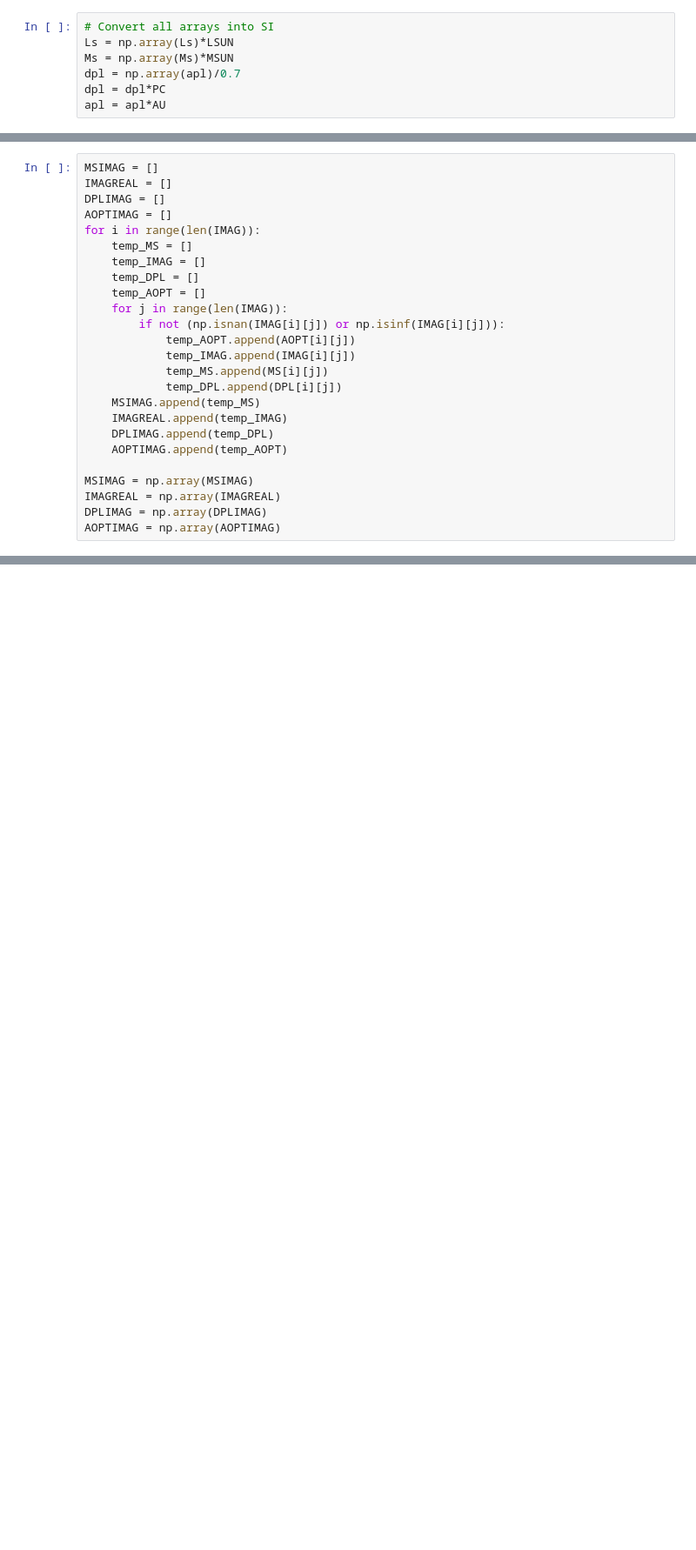
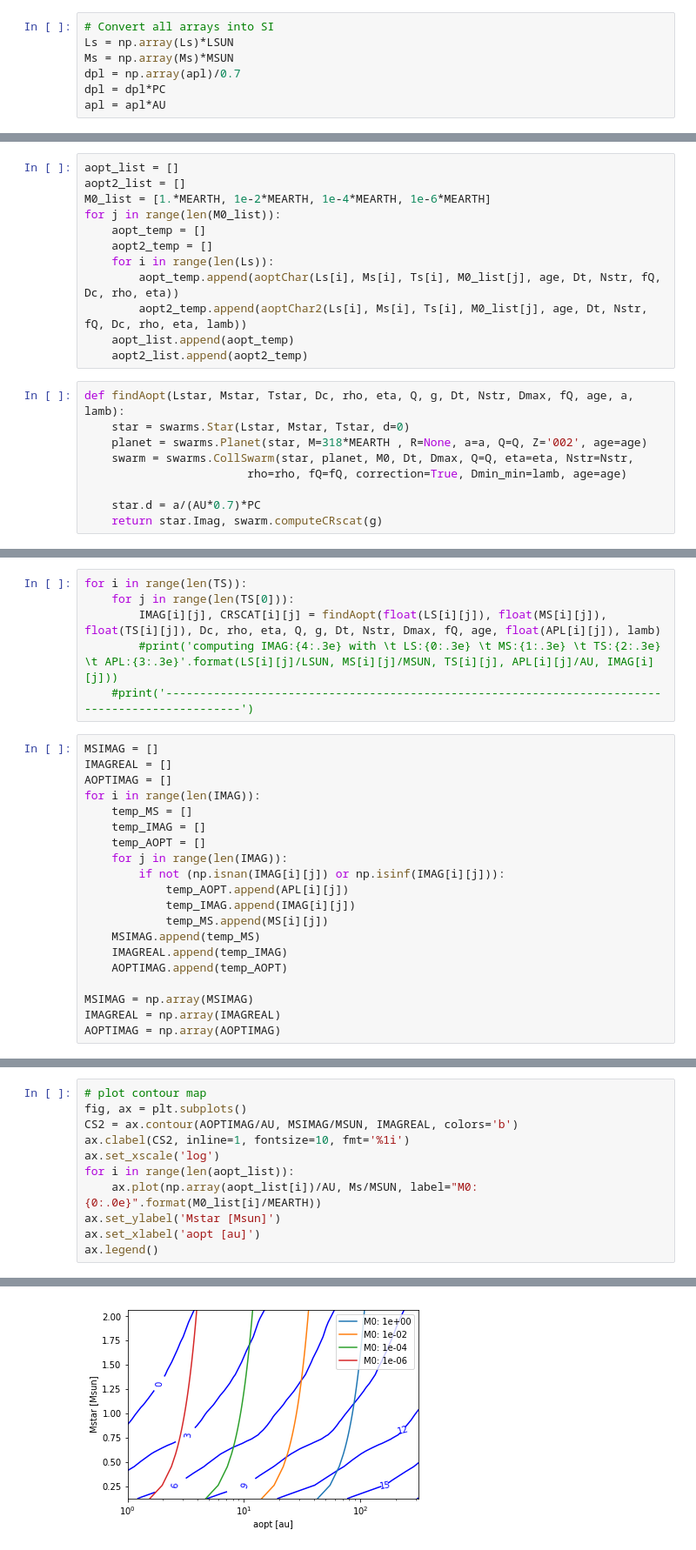
Before and after one commit to LoicNassif/CE-Irregular-Satellites, a Jupyter notebook: jupyter_examples/2DOpt.ipynb, the cells around one changed output, grey strips where cells are left out. Shown at 87% size. Drawn from its saved outputs; the diff is of its cells as text; blank space fills up the shorter version.

```diff
--- a/jupyter_examples/2DOpt.ipynb
+++ b/jupyter_examples/2DOpt.ipynb
@@ -107,0 +80,21 @@ AOPT = aoptChar(LS, MS, TS, M0, age, DPL, APL)
+# %%
+aopt_list = []
+aopt2_list = []
+M0_list = [1.*MEARTH, 1e-2*MEARTH, 1e-4*MEARTH, 1e-6*MEARTH]
+for j in range(len(M0_list)):
+    aopt_temp = []
+    aopt2_temp = []
+    for i in range(len(Ls)):
+        aopt_temp.append(aoptChar(Ls[i], Ms[i], Ts[i], M0_list[j], age, Dt, Nstr, fQ, Dc, rho, eta))
+        aopt2_temp.append(aoptChar2(Ls[i], Ms[i], Ts[i], M0_list[j], age, Dt, Nstr, fQ, Dc, rho, eta, lamb))
+    aopt_list.append(aopt_temp)
+    aopt2_list.append(aopt2_temp)
+# %%
+def findAopt(Lstar, Mstar, Tstar, Dc, rho, eta, Q, g, Dt, Nstr, Dmax, fQ, age, a, lamb):
+    star = swarms.Star(Lstar, Mstar, Tstar, d=0)
+    planet = swarms.Planet(star, M=318*MEARTH , R=None, a=a, Q=Q, Z='002', age=age)
+    swarm = swarms.CollSwarm(star, planet, M0, Dt, Dmax, Q=Q, eta=eta, Nstr=Nstr,
+                        rho=rho, fQ=fQ, correction=True, Dmin_min=lamb, age=age)
+
+    star.d = a/(AU*0.7)*PC
+    return star.Imag, swarm.computeCRscat(g)
@@ -108,25 +104,26 @@ AOPT = aoptChar(LS, MS, TS, M0, age, DPL, APL)
+# %%
+for i in range(len(TS)):
+    for j in range(len(TS[0])):
+        IMAG[i][j], CRSCAT[i][j] = findAopt(float(LS[i][j]), float(MS[i][j]), float(TS[i][j]), Dc, rho, eta, Q, g, Dt, Nstr, Dmax, fQ, age, float(APL[i][j]), lamb)
+        #print('computing IMAG:{4:.3e} with \t LS:{0:.3e} \t MS:{1:.3e} \t TS:{2:.3e} \t APL:{3:.3e}'.format(LS[i][j]/LSUN, MS[i][j]/MSUN, TS[i][j], APL[i][j]/AU, IMAG[i][j]))
+    #print('------------------------------------------------------------------------------------------------')
 # %%
 MSIMAG = []
 IMAGREAL = []
-DPLIMAG = []
 AOPTIMAG = []
 for i in range(len(IMAG)):
     temp_MS = []
     temp_IMAG = []
-    temp_DPL = []
     temp_AOPT = []
     for j in range(len(IMAG)):
         if not (np.isnan(IMAG[i][j]) or np.isinf(IMAG[i][j])):
-            temp_AOPT.append(AOPT[i][j])
+            temp_AOPT.append(APL[i][j])
             temp_IMAG.append(IMAG[i][j])
             temp_MS.append(MS[i][j])
-            temp_DPL.append(DPL[i][j])
     MSIMAG.append(temp_MS)
     IMAGREAL.append(temp_IMAG)
-    DPLIMAG.append(temp_DPL)
     AOPTIMAG.append(temp_AOPT)
 
 MSIMAG = np.array(MSIMAG)
 IMAGREAL = np.array(IMAGREAL)
-DPLIMAG = np.array(DPLIMAG)
 AOPTIMAG = np.array(AOPTIMAG)
@@ -138,0 +130,12 @@ print(MSIMAG[3]/MSUN)
+# %%
+# plot contour map
+fig, ax = plt.subplots()
+CS2 = ax.contour(AOPTIMAG/AU, MSIMAG/MSUN, IMAGREAL, colors='b')
+ax.clabel(CS2, inline=1, fontsize=10, fmt='%1i')
+ax.set_xscale('log')
+for i in range(len(aopt_list)):
+    ax.plot(np.array(aopt_list[i])/AU, Ms/MSUN, label="M0: {0:.0e}".format(M0_list[i]/MEARTH))
+ax.set_ylabel('Mstar [Msun]')
+ax.set_xlabel('aopt [au]')
+ax.legend()
+# %% [output]
@@ -138,0 +143 @@ print(MSIMAG[3]/MSUN)
+[figure, added]
```
Also changed, not shown: parts of 29 cells of this notebook.
